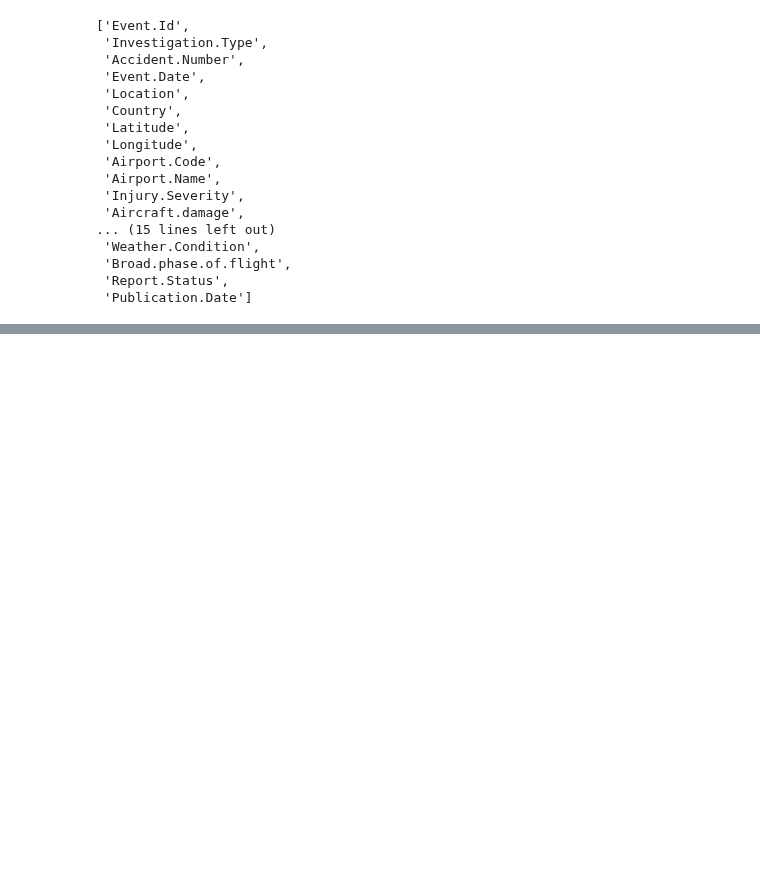
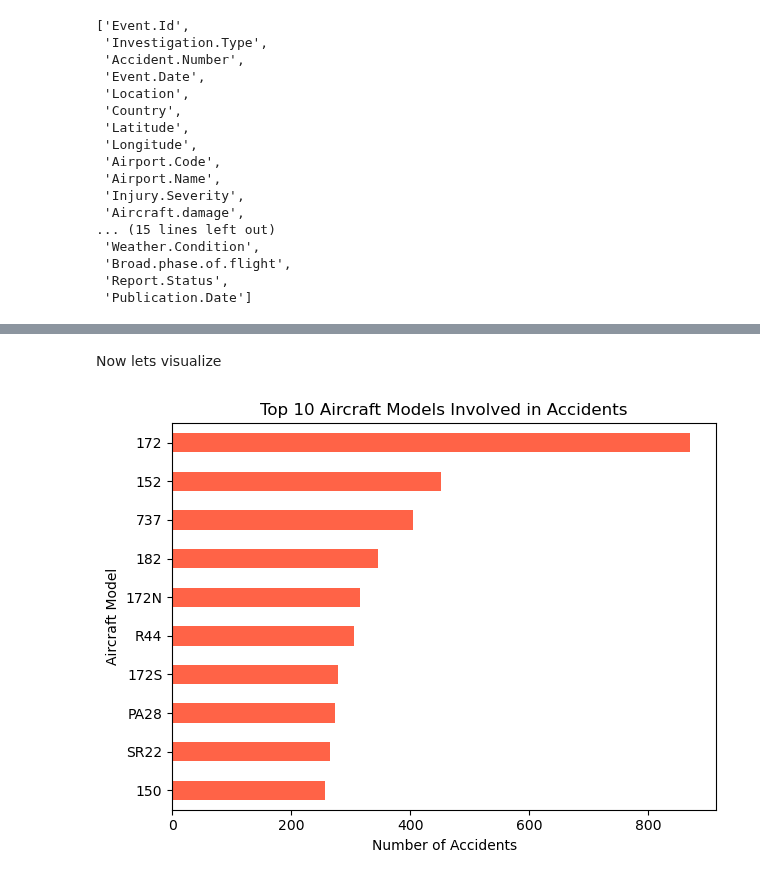
Before and after one commit to timsila18/DS-Phase-1-Project, a Jupyter notebook: student.ipynb, the cells around one changed output, grey strips where cells are left out. Drawn from its saved outputs; the diff is of its cells as text; code cells hidden in the pictures; blank space fills up the shorter version.

```diff
--- a/student.ipynb
+++ b/student.ipynb
@@ -154,0 +195,15 @@ df['Weather.Condition'].fillna('Unknown', inplace=True)
+# %% [markdown]
+Now lets visualize
+# %%
+import matplotlib.pyplot as plt
+
+# Bar chart of top 10 models involved in accidents
+df['Model'].value_counts().head(10).plot(kind='barh', color='tomato')
+plt.title('Top 10 Aircraft Models Involved in Accidents')
+plt.xlabel('Number of Accidents')
+plt.ylabel('Aircraft Model')
+plt.gca().invert_yaxis()
+plt.tight_layout()
+plt.show()
+# %% [output]
+[figure, added]
```
Also changed, not shown: parts of 12 cells of this notebook.
